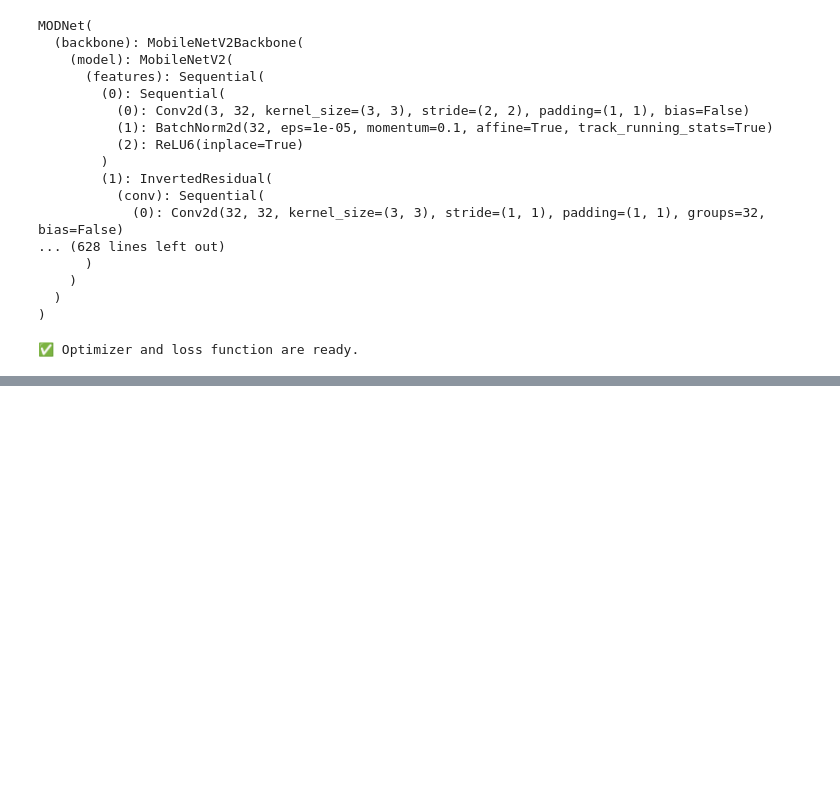
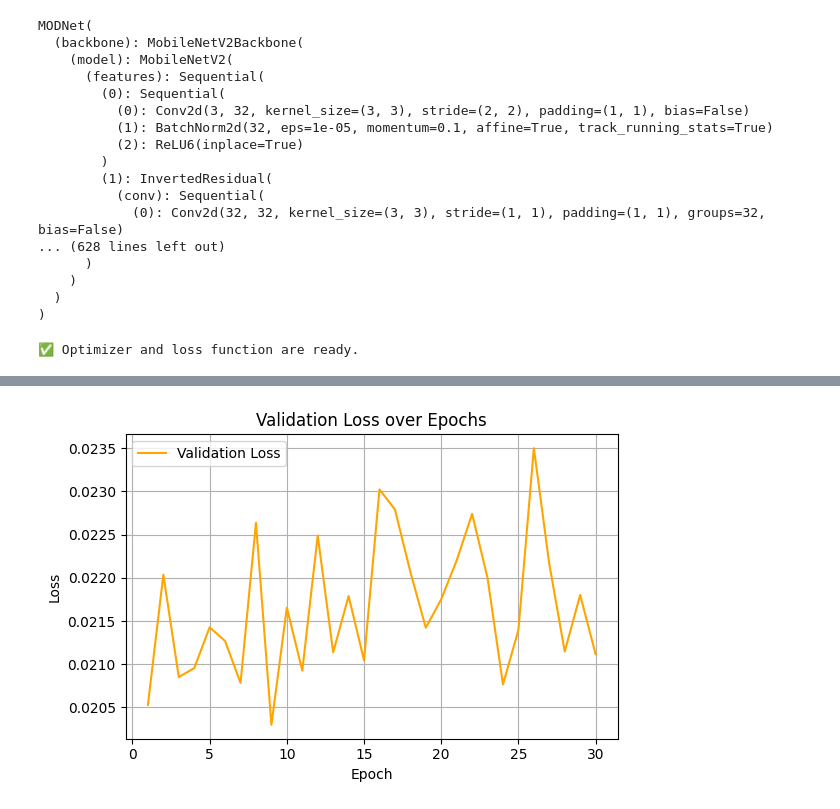
Before and after one commit to SatNaingTun/SntImageBGChanger, a Jupyter notebook: TrainNotebooks/FineTuneModNet_WebCam.ipynb, the cells around one changed output, grey strips where cells are left out. Saved outputs shown, nothing was run; the diff lists cells and outputs as text; code cells hidden in the pictures; blank space fills up the shorter version.

```diff
--- a/TrainNotebooks/FineTuneModNet_WebCam.ipynb
+++ b/TrainNotebooks/FineTuneModNet_WebCam.ipynb
@@ -688,0 +807,4 @@ print(f"✅ Training plots saved to: {PLOT_PATH}")
+# %%
+plot_metric(val_losses, "Validation Loss", "Loss", "orange")
+# %% [output]
+[figure, added]
```
Also changed, not shown: parts of 43 cells of this notebook, 1 other file.
